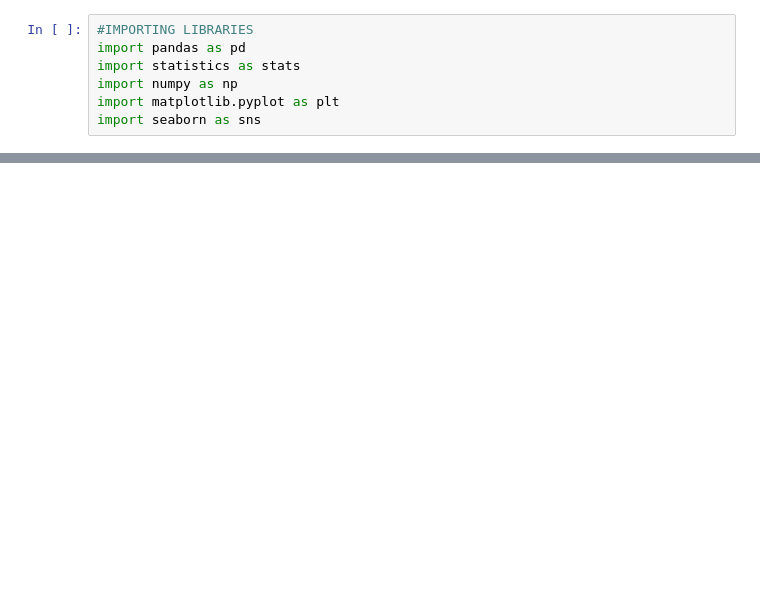
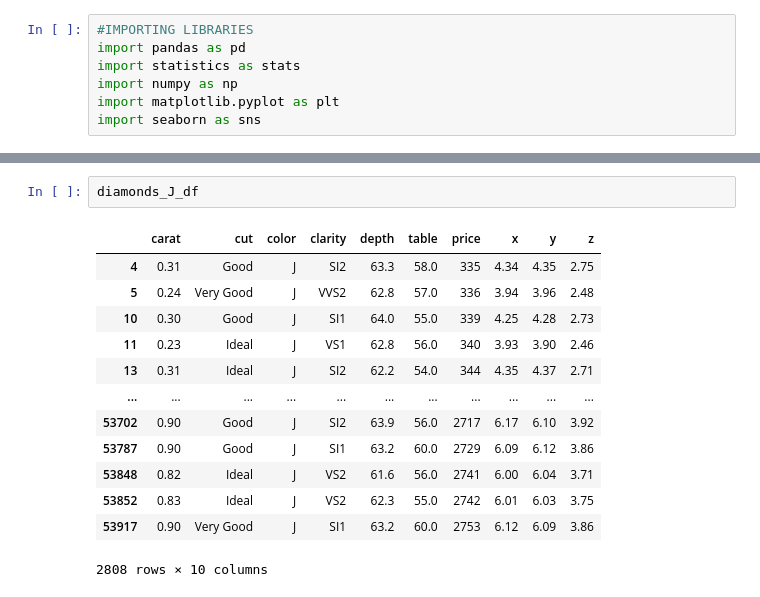
Before and after one commit to xiu-shi/DA_L7, a Jupyter notebook: Wk4_Python/Data_Diamonds_wk4.ipynb, the cells around one changed output, grey strips where cells are left out. Saved outputs shown, nothing was run; the diff lists cells and outputs as text; blank space fills up the shorter version.

```diff
--- a/Wk4_Python/Data_Diamonds_wk4.ipynb
+++ b/Wk4_Python/Data_Diamonds_wk4.ipynb
@@ -55,0 +171,16 @@ dataset.tail()
+# %%
+diamonds_J_df
+# %% [output]
+|  | carat | cut | color | clarity | depth | table | price | x | y | z |
+| 4 | 0.31 | Good | J | SI2 | 63.3 | 58.0 | 335 | 4.34 | 4.35 | 2.75 |
+| 5 | 0.24 | Very Good | J | VVS2 | 62.8 | 57.0 | 336 | 3.94 | 3.96 | 2.48 |
+| 10 | 0.30 | Good | J | SI1 | 64.0 | 55.0 | 339 | 4.25 | 4.28 | 2.73 |
+| 11 | 0.23 | Ideal | J | VS1 | 62.8 | 56.0 | 340 | 3.93 | 3.90 | 2.46 |
+| 13 | 0.31 | Ideal | J | SI2 | 62.2 | 54.0 | 344 | 4.35 | 4.37 | 2.71 |
+| ... | ... | ... | ... | ... | ... | ... | ... | ... | ... | ... |
+| 53702 | 0.90 | Good | J | SI2 | 63.9 | 56.0 | 2717 | 6.17 | 6.10 | 3.92 |
+| 53787 | 0.90 | Good | J | SI1 | 63.2 | 60.0 | 2729 | 6.09 | 6.12 | 3.86 |
+| 53848 | 0.82 | Ideal | J | VS2 | 61.6 | 56.0 | 2741 | 6.00 | 6.04 | 3.71 |
+| 53852 | 0.83 | Ideal | J | VS2 | 62.3 | 55.0 | 2742 | 6.01 | 6.03 | 3.75 |
+| 53917 | 0.90 | Very Good | J | SI1 | 63.2 | 60.0 | 2753 | 6.12 | 6.09 | 3.86 |
+2808 rows × 10 columns
```
Also changed, not shown: parts of 28 cells of this notebook, 1 other file.
